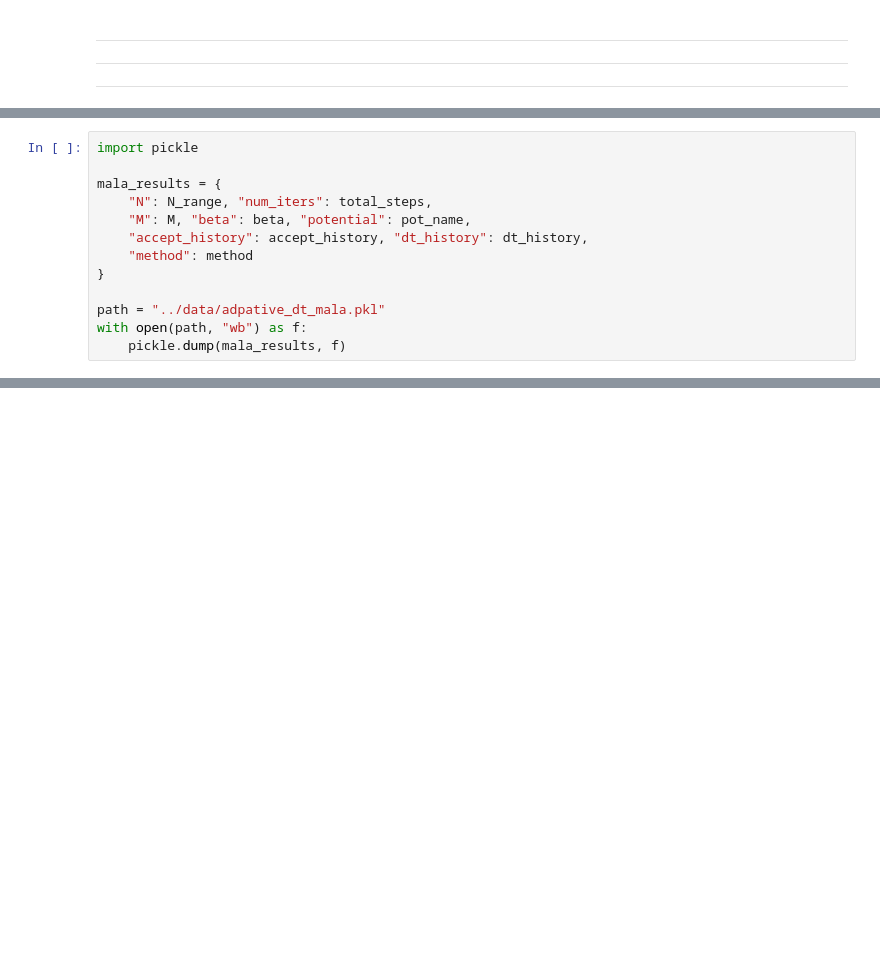
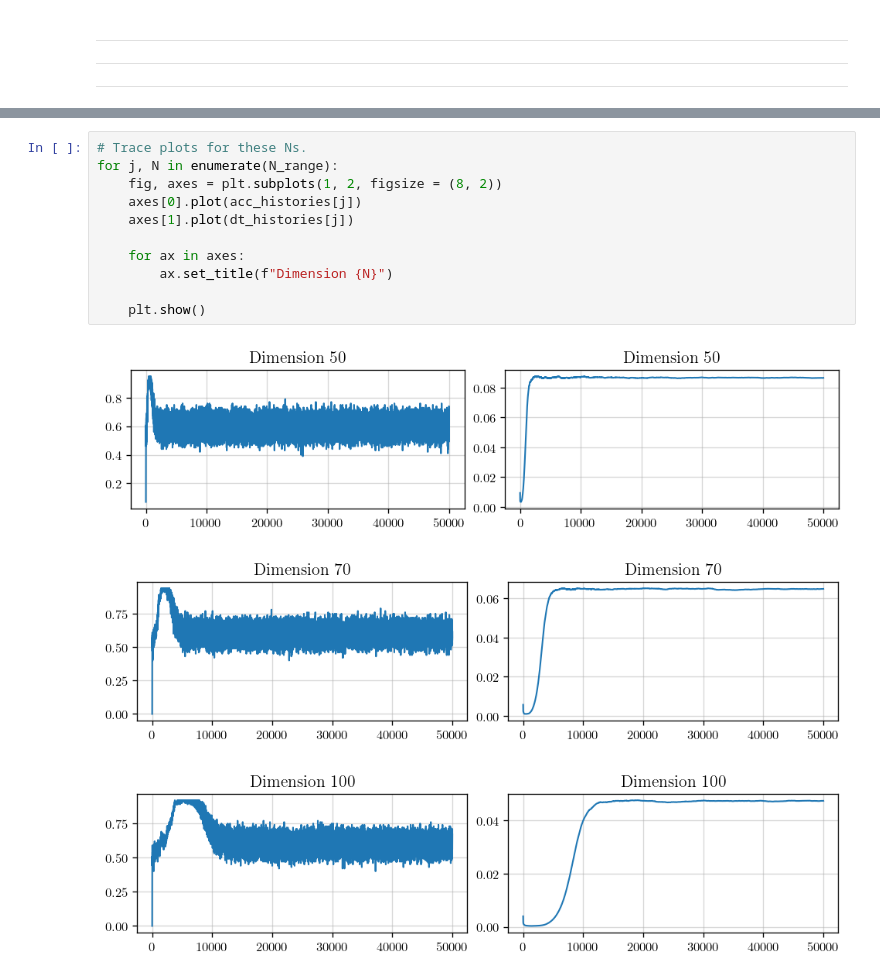
Before and after one commit to fredwdickinson/dissertation, a Jupyter notebook: code/notebooks/04_metropolis.ipynb, the cells around one changed output, grey strips where cells are left out. Cells and saved outputs as stored; diff of their text form; blank space fills up the shorter version.

```diff
--- a/code/notebooks/04_metropolis.ipynb
+++ b/code/notebooks/04_metropolis.ipynb
@@ -120,13 +83,0 @@ plt.show()
-# %%
-import pickle
-
-mala_results = {
-    "N": N_range, "num_iters": total_steps,
-    "M": M, "beta": beta, "potential": pot_name,
-    "accept_history": accept_history, "dt_history": dt_history,
-    "method": method
-}
-
-path = "../data/adpative_dt_mala.pkl"
-with open(path, "wb") as f:
-    pickle.dump(mala_results, f)
@@ -138,0 +133,15 @@ Now repeat for HMC and IMLA.
+# %%
+# Trace plots for these Ns.
+for j, N in enumerate(N_range):
+    fig, axes = plt.subplots(1, 2, figsize = (8, 2))
+    axes[0].plot(acc_histories[j])
+    axes[1].plot(dt_histories[j])
+
+    for ax in axes:
+        ax.set_title(f"Dimension {N}")
+
+    plt.show()
+# %% [output]
+[figure, added]
+[figure, added]
+[figure, added]
```
Also changed, not shown: parts of 8 cells of this notebook, 2 other files.
